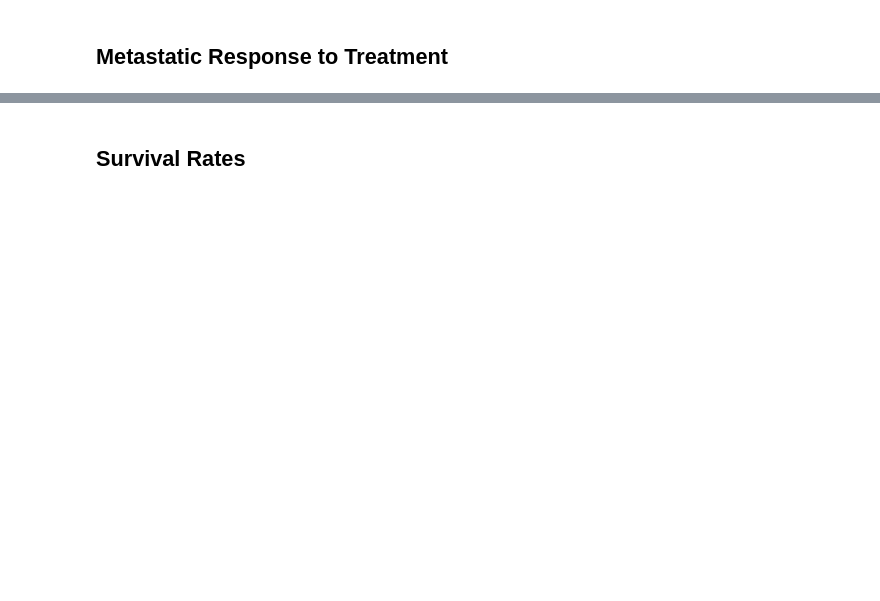
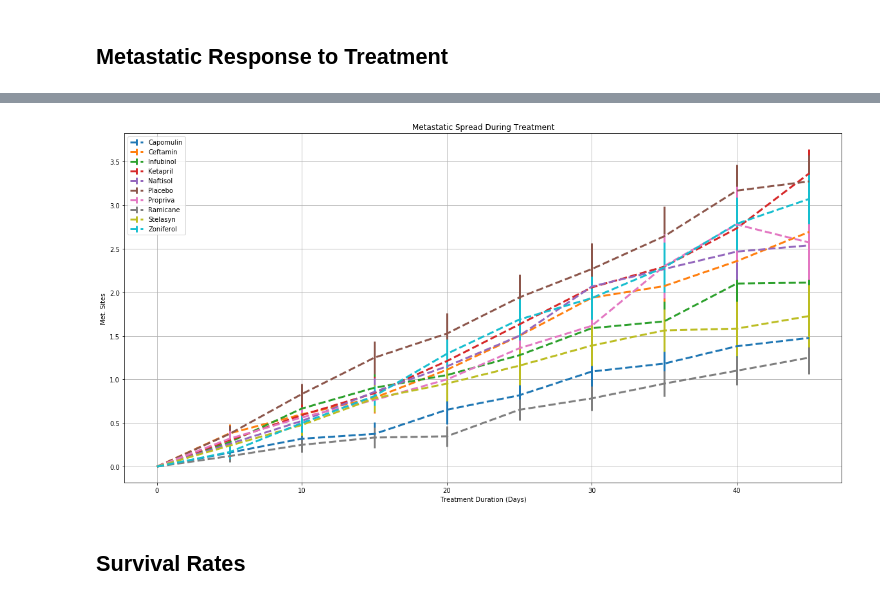
Before and after one commit to willdzhang/Matplotlib-Challenge, a Jupyter notebook: pymaceuticals_starter.ipynb, the cells around one changed output, grey strips where cells are left out. Cells and saved outputs as stored; diff of their text form; code cells hidden in the pictures; blank space fills up the shorter version.

```diff
--- a/pymaceuticals_starter.ipynb
+++ b/pymaceuticals_starter.ipynb
@@ -185,3 +238,29 @@ plt.show()
+# %%
+# Generate the Plot (with Error Bars)
+plt.figure(figsize=(20,10))
+plt.errorbar(groupmeta_mean_pivot.index, groupmeta_mean_pivot["Capomulin"], yerr=groupmeta_sem_pivot["Capomulin"], markersize=5, linestyle="dashed", linewidth=3)
+plt.errorbar(groupmeta_mean_pivot.index, groupmeta_mean_pivot["Ceftamin"], yerr=groupmeta_sem_pivot["Ceftamin"], markersize=5, linestyle="dashed", linewidth=3)
+plt.errorbar(groupmeta_mean_pivot.index, groupmeta_mean_pivot["Infubinol"], yerr=groupmeta_sem_pivot["Infubinol"], markersize=5, linestyle="dashed", linewidth=3)
+plt.errorbar(groupmeta_mean_pivot.index, groupmeta_mean_pivot["Ketapril"], yerr=groupmeta_sem_pivot["Ketapril"], markersize=5, linestyle="dashed", linewidth=3)
+plt.errorbar(groupmeta_mean_pivot.index, groupmeta_mean_pivot["Naftisol"], yerr=groupmeta_sem_pivot["Naftisol"], markersize=5, linestyle="dashed", linewidth=3)
+plt.errorbar(groupmeta_mean_pivot.index, groupmeta_mean_pivot["Placebo"], yerr=groupmeta_sem_pivot["Placebo"], markersize=5, linestyle="dashed", linewidth=3)
+plt.errorbar(groupmeta_mean_pivot.index, groupmeta_mean_pivot["Propriva"], yerr=groupmeta_sem_pivot["Propriva"], markersize=5, linestyle="dashed", linewidth=3)
+plt.errorbar(groupmeta_mean_pivot.index, groupmeta_mean_pivot["Ramicane"], yerr=groupmeta_sem_pivot["Ramicane"], markersize=5, linestyle="dashed", linewidth=3)
+plt.errorbar(groupmeta_mean_pivot.index, groupmeta_mean_pivot["Stelasyn"], yerr=groupmeta_sem_pivot["Stelasyn"], markersize=5, linestyle="dashed", linewidth=3)
+plt.errorbar(groupmeta_mean_pivot.index, groupmeta_mean_pivot["Zoniferol"], yerr=groupmeta_sem_pivot["Zoniferol"], markersize=5, linestyle="dashed", linewidth=3)
+
+plt.legend()
+plt.title('Metastatic Spread During Treatment')
+plt.grid(True)
+plt.xlabel('Treatment Duration (Days)')
+plt.ylabel('Met. Sites')
+# Save the Figure
+
+
+# Show the Figure
+plt.show()
+# %% [output]
+[figure, added]
 # %% [markdown]
 ## Survival Rates
 # %%
```
Also changed, not shown: parts of 32 cells of this notebook, 8 other files.
